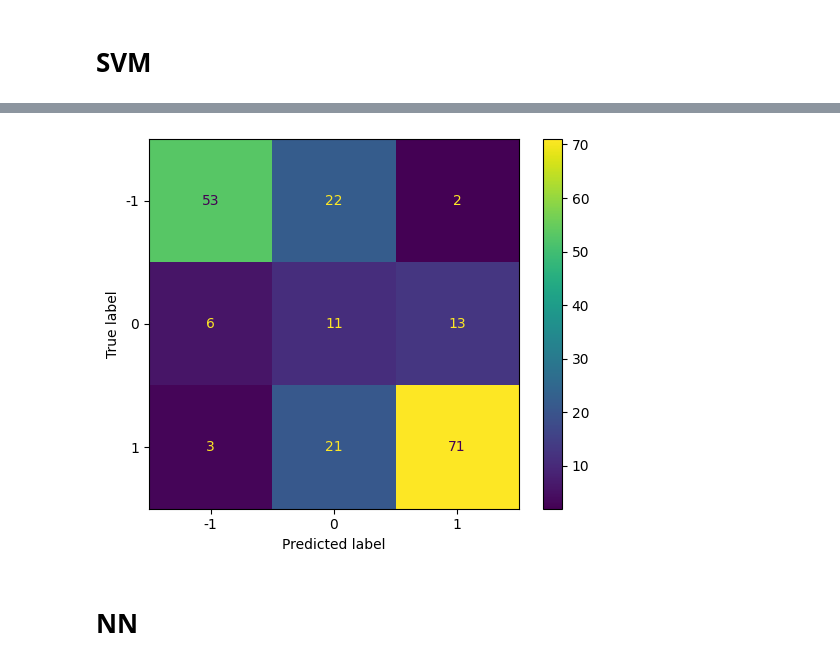
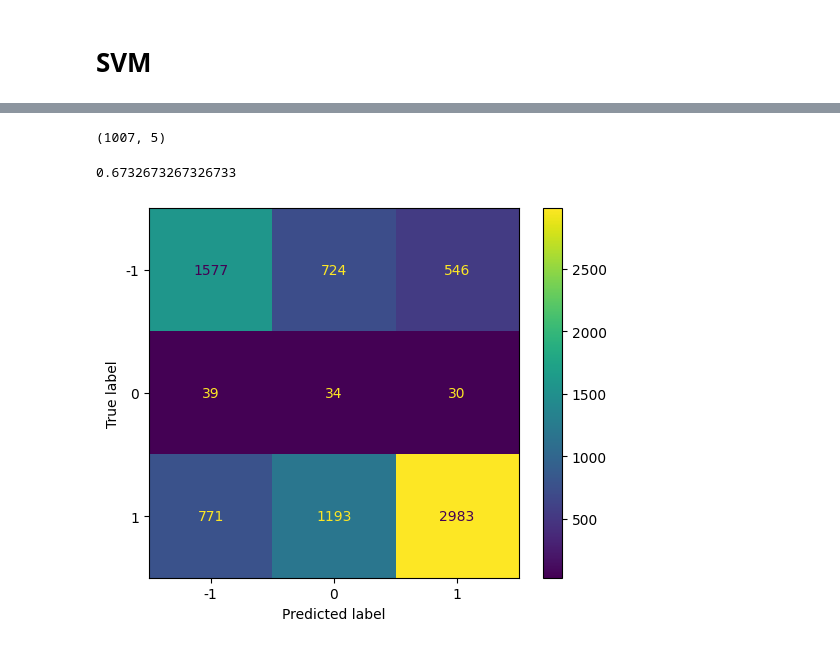
Before and after one commit to Pablomaluk/ProyectoMineria, a Jupyter notebook: MDD.ipynb, the cells around one changed output, grey strips where cells are left out. Drawn from its saved outputs; the diff is of its cells as text; code cells hidden in the pictures.

```diff
--- a/MDD.ipynb
+++ b/MDD.ipynb
@@ -0,0 +57,5 @@
+# %%
+games = games.drop(games[games["home_club_goals"].isna()].index)
+games = games.drop(games[games["away_club_goals"].isna()].index)
+games["result"] = games.apply(result, axis=1)
+games["difference"] = games.apply(difference, axis=1)
@@ -1,21 +64,3 @@
 # %% [markdown]
 # **Games with AVG starting player valuations**
-# %%
-import pandas as pd
-valuations = pd.read_csv("player_valuations.csv")
-valuations["date"] = pd.to_datetime(valuations.date)
-valuations["season"] = valuations.apply(lambda x: x.date.year, axis=1)
-valuations = valuations.groupby(["player_id", "season"]).max("market_value_in_eur").reset_index()
-valuations = valuations[["player_id", "market_value_in_eur", "season"]]
-
-games = pd.read_csv("games.csv")
-games = games[[
-    "game_id", "season", "home_club_id", "away_club_id",
-    "home_club_goals", "away_club_goals", "home_club_position",
-    "away_club_position"
-]]
-
-game_lineups = pd.read_csv("game_lineups.csv")
-game_lineups = game_lineups[game_lineups["type"] == "starting_lineup"]
-game_lineups = game_lineups[["game_id", "club_id", "player_id"]]
 # %%
@@ -52,13 +82,0 @@ df.columns = [
-# %%
-def result(data):
-  home=data["home_club_goals"]
-  away=data["away_club_goals"]
-  if home > away:
-    val = 1
-  elif home == away:
-    val = 0
-  elif home < away:
-    val = -1
-  return val
-
-df["result"] = df.apply(result, axis=1)
@@ -132,0 +287,4 @@ Test accuracy: 0.6782178217821783
+# %%
+df_.shape
+# %% [output]
+(1007, 5)
@@ -133,7 +321,9 @@ Test accuracy: 0.6782178217821783
+# %%
+metrics.accuracy_score(y_tests, y_preds)
+# %% [output]
+0.6732673267326733
 # %%
-cm = metrics.confusion_matrix(y_pred, y_test)
+cm = metrics.confusion_matrix(y_pred_test, y_test)
 cm_display = metrics.ConfusionMatrixDisplay(cm, display_labels=[-1, 0, 1]).plot()
 # %% [output]
-[figure, old version]
+[figure, new version]
-# %% [markdown]
-# NN
```
Also changed, not shown: parts of 49 cells of this notebook.
